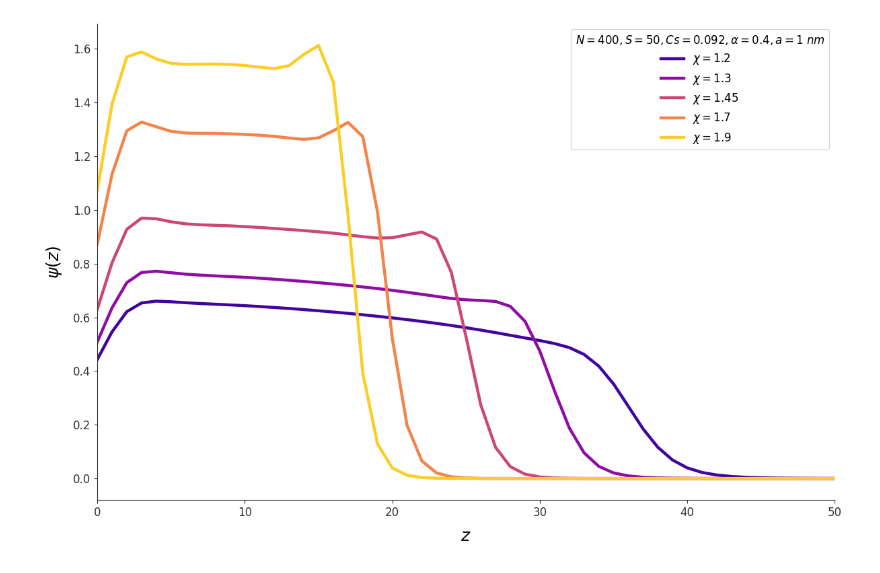
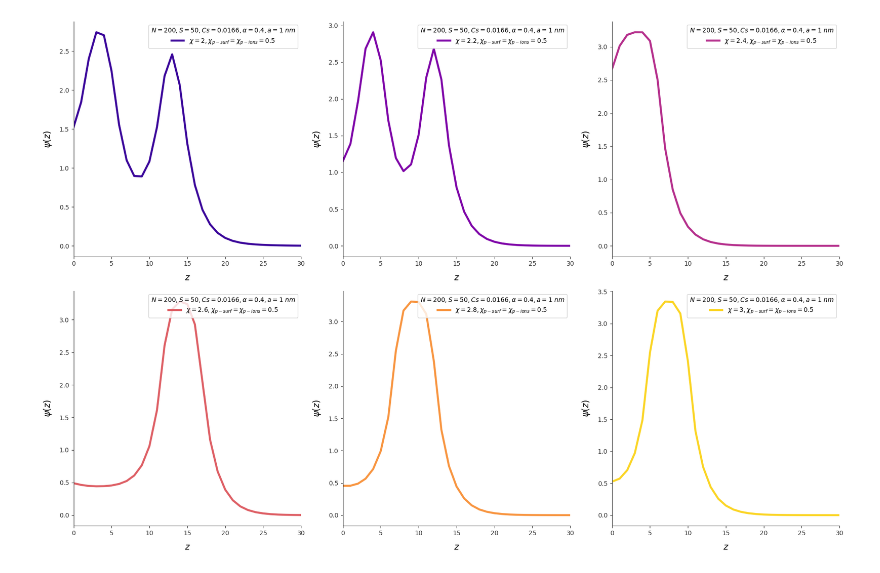
Before and after one commit to salatovaoaoaoa/PB_SCF, a Jupyter notebook: 05_solvent_chi_flat/Figures/var_chi.ipynb, the cells around one changed output. Saved outputs shown, nothing was run; the diff lists cells and outputs as text; code cells hidden in the pictures.

```diff
--- a/05_solvent_chi_flat/Figures/var_chi.ipynb
+++ b/05_solvent_chi_flat/Figures/var_chi.ipynb
@@ -12,17 +12,23 @@ from matplotlib.cm import get_cmap
 from create_in import create_in
 from out_reader import out_reader
 # %%
-N = 400
+N = 200
 
 S_namics = 50
 
 alpha = 0.4
 
-Cs = 0.092
+Cs = pow(10, -2) * 1.66
 
-chi_range = [1.2, 1.3, 1.45, 1.7, 1.9]
+
+chi_range = [2, 2.2, 2.4, 2.6, 2.8, 3]
+
+# [1, 1.2, 1.3, 1.45, 1.7, 2]
+# [2, 2.2, 2.4, 2.6, 2.8, 3]
+# [2.1, 2.3, 2.5, 2.7, 2.9, 3.1]
 
 chi_surf = 0.5
+chi_ions = 0.5
 # %%
 phi_brush_prof, psi_brush_prof, ends_brush_prof = {}, {}, {}
 for chi in chi_range:
@@ -33,8 +39,9 @@ for chi in chi_range:
             max_val=0.1,
             Cs=Cs,
             chi=chi,
+            chi_ions = chi_ions,
             chi_surf = chi_surf,
-            N_layers=N,
+            N_layers = N - 80,
             N=N,
             S=S_namics,
             alpha=alpha,
@@ -97,30 +106,32 @@ plt.show()
 # %%
-plt.figure(figsize=(12, 8))
 color_map = get_cmap("plasma")
+fig, axes = plt.subplots(2, 3, figsize=(18, 12))  # Создаем сетку из 6 графиков (2 строки, 3 столбца)
+axes = axes.flatten()  # Преобразуем массив осей в плоский список
 
 for i, (chi, (psi)) in enumerate(psi_brush_prof.items()):
 
     base_color = color_map((i + 0.5) / len(chi_range))
+    ax = axes[i]  # Выбираем текущую ось
 
-    plt.plot(psi, label=f'$\chi = {chi}$', linewidth=3.2, color=base_color, linestyle="-")
+    ax.plot(psi, label=f'$\\chi = {chi}, \\chi_{{p-surf}} = \\chi_{{p-ions}} = 0.5$', linewidth=3.2, color=base_color, linestyle="-")
 
-# Настройка визуализации
-plt.xlabel("$z$", fontsize=18, labelpad=10)
-plt.ylabel("$\\psi(z)$", fontsize=18, labelpad=10)
-plt.legend(fontsize=12, title = f'$N = {N}, S = {S_namics}, Cs = {Cs}, \\alpha = {alpha}, a = 1 \\ nm$', title_fontsize=12, loc="upper right")
+    # Настройка визуализации для текущего окна
+    ax.set_xlabel("$z$", fontsize=14, labelpad=10)
+    ax.set_ylabel("$\\psi(z)$", fontsize=14, labelpad=10)
+    ax.legend(fontsize=10, title=f'$N = {N}, S = {S_namics}, Cs = {Cs}, \\alpha = {alpha}, a = 1 \\ nm$',
+              title_fontsize=10, loc="upper right")
+
+    # Добавляем фон и рамку для текущего окна
+    ax.spines["top"].set_visible(False)
+    ax.spines["right"].set_visible(False)
+    ax.spines["left"].set_color("#333333")
+    ax.spines["bottom"].set_color("#333333")
+    ax.tick_params(axis='both', which='major', labelsize=10, colors="#333333")
+
+    ax.set_xlim(0, 30)
+
 plt.tight_layout()
-# plt.ylim(0, 0.03)
-plt.xlim(0, 50)
-
-# Добавляем фон и рамку
-plt.gca().spines["top"].set_visible(False)
-plt.gca().spines["right"].set_visible(False)
-plt.gca().spines["left"].set_color("#333333")
-plt.gca().spines["bottom"].set_color("#333333")
-plt.gca().tick_params(axis='both', which='major', labelsize=12, colors="#333333")
-
-# Показ графика
-# plt.savefig('psi_cs_0.092.pdf', dpi=300, bbox_inches='tight')
+# plt.savefig('psi_figure_3.pdf', dpi=300, bbox_inches='tight')
 plt.show()
 # %% [output]
-[figure, old version]
+[figure, new version]
```
Also changed, not shown: parts of 3 cells of this notebook, 4 other files.
